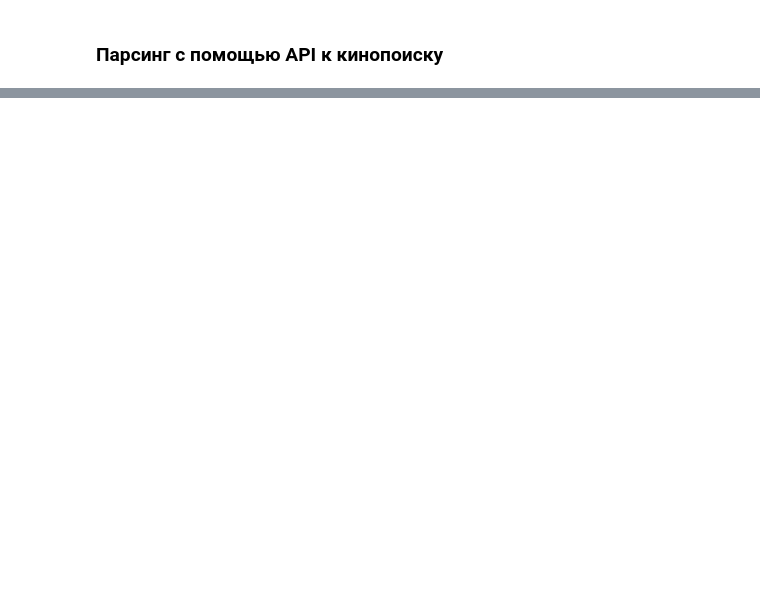
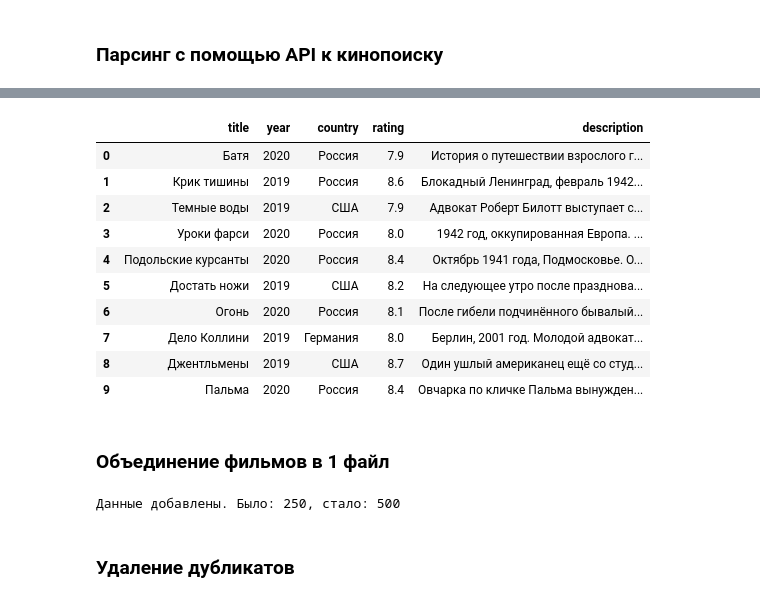
Before and after one commit to Arkturiuso/OPBD_object_area_description, a Jupyter notebook: films_searcher.ipynb, the cells around one changed output, grey strips where cells are left out. Drawn from its saved outputs; the diff is of its cells as text; code cells hidden in the pictures; blank space fills up the shorter version.

```diff
--- a/films_searcher.ipynb
+++ b/films_searcher.ipynb
@@ -28,30 +13,2 @@ soup = bs(page.text, 'html.parser')
 # %% [markdown]
 # Загрузка главной страницы
-# %%
-result_list = {
-    'title': [],
-    'rating': [],
-    'year': [],
-    'country': [],
-    'description': [],
-}
-
-base_url = "https://www.kinoafisha.info"
-rating_url = "https://www.kinoafisha.info/rating/movies/imdb/"
-
-headers = {
-    'User-Agent': 'Mozilla/5.0 (Windows NT 10.0; Win64; x64) AppleWebKit/537.36 (KHTML, like Gecko) Chrome/120.0.0.0 Safari/537.36'
-}
-
-print("Загружаем главную страницу рейтинга...")
-try:
-    response = requests.get(rating_url, headers=headers, timeout=30)
-    response.raise_for_status()
-except requests.RequestException as e:
-    print(f"Ошибка загрузки: {e}")
-    exit()
-
-soup = bs(response.text, 'html.parser')
-rating_blocks = soup.find_all(string=lambda text: text and re.match(r'^\s*\d+\.\d+\s*$', text))
-
-print(f"Найдено блоков с рейтингами: {len(rating_blocks)}")
@@ -60,0 +15,11 @@ print(f"Найдено блоков с рейтингами: {len(rating_blocks)
+# %%
+url = 'https://www.kinoafisha.info/rating/movies/imdb/'
+
+headers = {
+    'User-Agent': 'Mozilla/5.0 (Windows NT 10.0; Win64; x64) AppleWebKit/537.36 (KHTML, like Gecko) Chrome/120.0.0.0 Safari/537.36'
+}
+
+response = requests.get(url, headers=headers, timeout=30)
+print(f"Статус: {response.status_code}")
+
+soup = bs(response.text, 'html.parser')
@@ -249,7 +218,7 @@ while collected < 250 and attempts < max_attempts:
                 rating = 'Нет рейтинга'
 
             # Описание
-            description = movie.get('description') or movie.get('description', 'Описание отсутствует')
+            description = movie.get('description') or movie.get('shortDescription', 'Описание отсутствует')
 
             result_list['title'].append(title)
             result_list['year'].append(year)
@@ -314,0 +286,31 @@ finally:
+# %%
+df_new.head(10)
+# %% [output]
+|  | title | year | country | rating | description |
+| 0 | Батя | 2020 | Россия | 7.9 | История о путешествии взрослого г... |
+| 1 | Крик тишины | 2019 | Россия | 8.6 | Блокадный Ленинград, февраль 1942... |
+| 2 | Темные воды | 2019 | США | 7.9 | Адвокат Роберт Билотт выступает с... |
+| 3 | Уроки фарси | 2020 | Россия | 8.0 | 1942 год, оккупированная Европа. ... |
+| 4 | Подольские курсанты | 2020 | Россия | 8.4 | Октябрь 1941 года, Подмосковье. О... |
+| 5 | Достать ножи | 2019 | США | 8.2 | На следующее утро после празднова... |
+| 6 | Огонь | 2020 | Россия | 8.1 | После гибели подчинённого бывалый... |
+| 7 | Дело Коллини | 2019 | Германия | 8.0 | Берлин, 2001 год. Молодой адвокат... |
+| 8 | Джентльмены | 2019 | США | 8.7 | Один ушлый американец ещё со студ... |
+| 9 | Пальма | 2020 | Россия | 8.4 | Овчарка по кличке Пальма вынужден... |
+# %% [markdown]
+### Объединение фильмов в 1 файл
+# %%
+file_name = 'top250.csv'
+
+try:
+    df_existing = pd.read_csv(file_name, encoding='utf-8-sig')
+    df_combined = pd.concat([df_existing, df_new], ignore_index=True)
+    df_combined.to_csv(file_name, index=False, encoding='utf-8-sig')
+    print(f"Данные добавлены. Было: {len(df_existing)}, стало: {len(df_combined)}")
+except FileNotFoundError:
+    df_new.to_csv(file_name, index=False, encoding='utf-8-sig')
+    print(f"Создан новый файл '{file_name}' с {len(df_new)} фильмами")
+# %% [output]
+Данные добавлены. Было: 250, стало: 500
+# %% [markdown]
+### Удаление дубликатов
```
Also changed, not shown: parts of 23 cells of this notebook.
